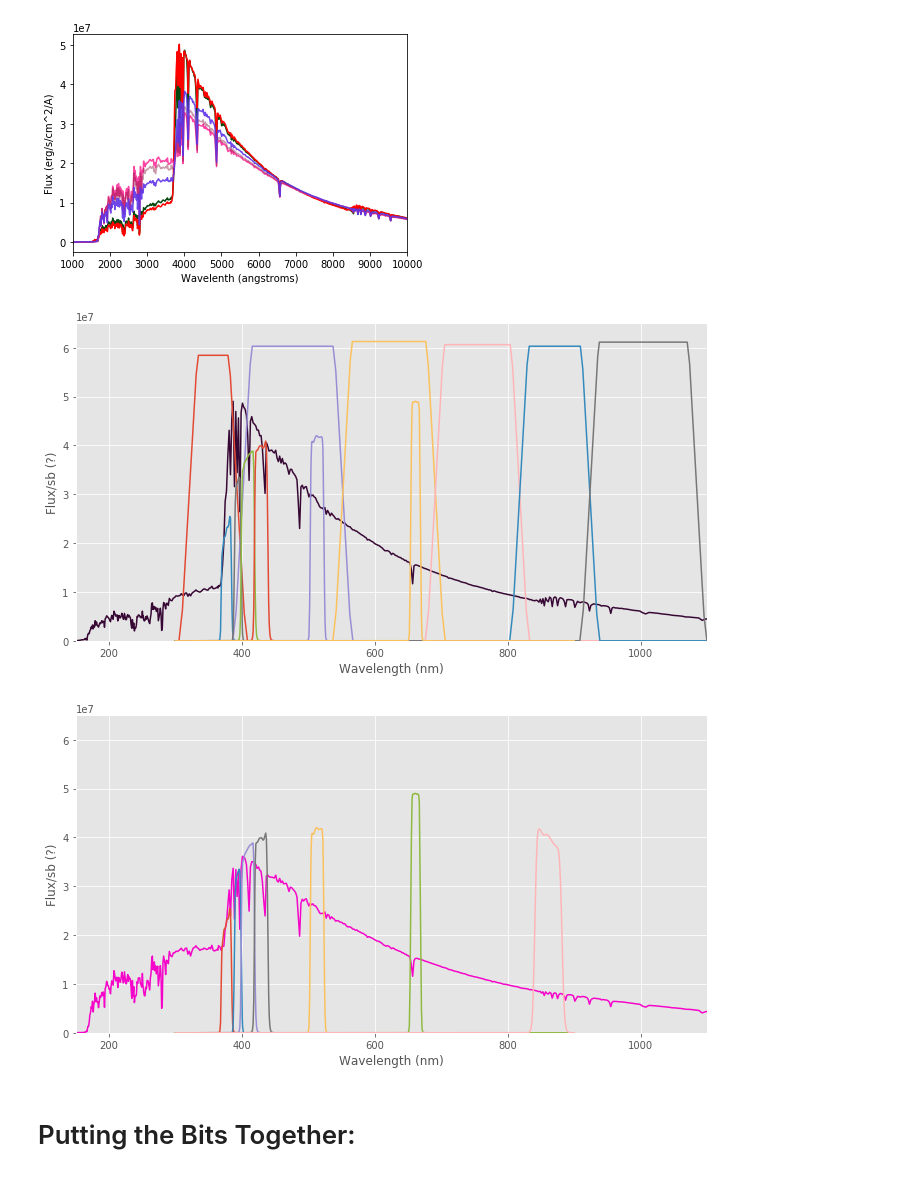
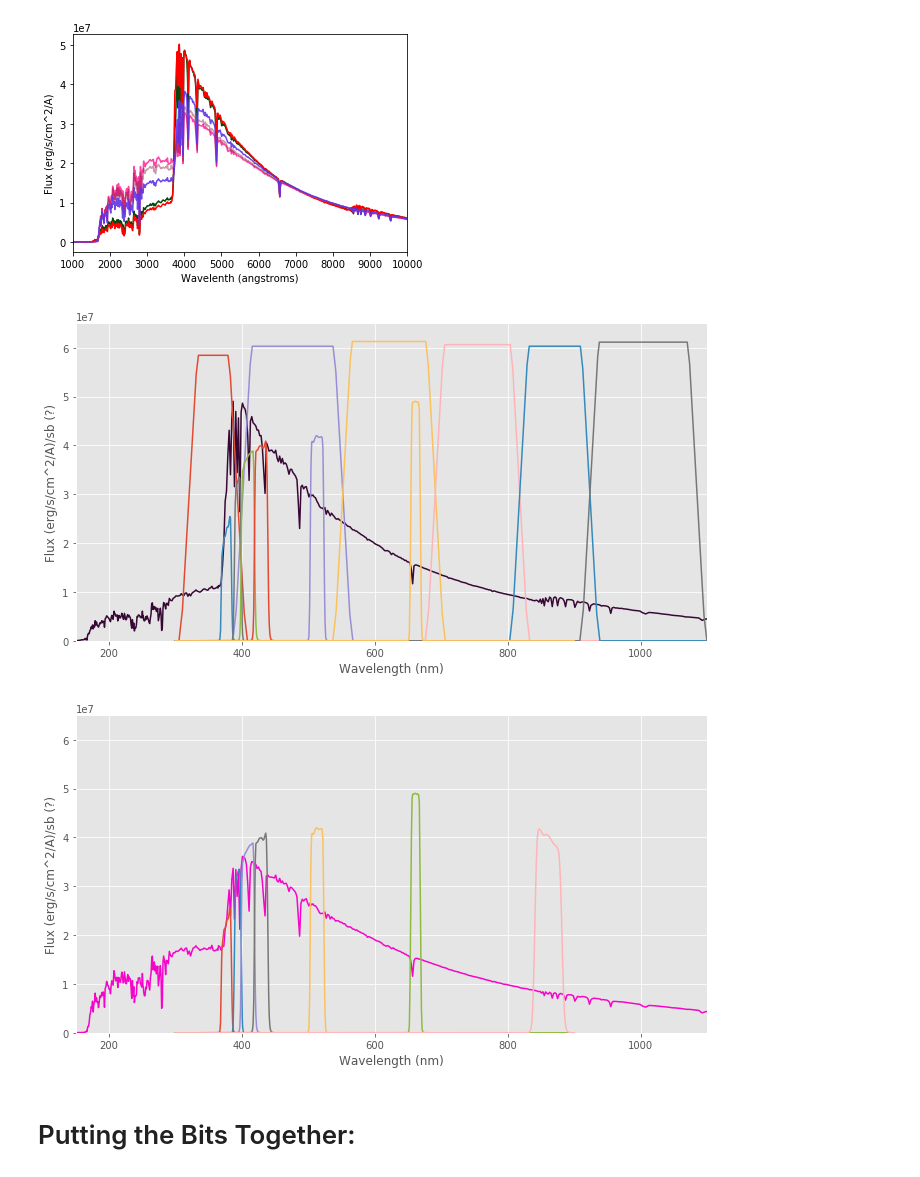
Before and after one commit to yoachim/LSST_narrowband, a Jupyter notebook: lsst_narrowband_spectra_templates.ipynb, the cells around one changed output. Saved outputs shown, nothing was run; the diff lists cells and outputs as text; code cells hidden in the pictures.

```diff
--- a/lsst_narrowband_spectra_templates.ipynb
+++ b/lsst_narrowband_spectra_templates.ipynb
@@ -211,22 +199,22 @@ plt.style.use('ggplot')
 # %%
 # y-axis is a mess here, but wanted one of the spectra and the filter bands overlaid
 
 fig,ax = plt.subplots(1,1)
 fig.set_size_inches(9.5,5)
 
 fig.tight_layout()
 
 ax.set_xlim(150,1100)
 ax.set_ylim(0,6.5*10**7)
 
 ax.set_xlabel("Wavelength (nm)")
-ax.set_ylabel("Flux/sb (?)")
+ax.set_ylabel("Flux (erg/s/cm^2/A)/sb (?)")
 
 ax.plot(spec_table['WAVELENGTH']/10, spec_table['g15'], alpha=1.0, color='xkcd:eggplant')
 for bp, nbp in zip(bps, splus_narrowbands):
     ax.plot(bp.wavelen, bp.sb*6.5*10**7, nbp.wavelen/10, nbp.sb*6.5*10**7);
 # %% [output]
-[figure, old version]
+[figure, new version]
 # %%
 # now just for the narrowbands
 
@@ -240,7 +228,7 @@ ax.set_xlim(150,1100)
 ax.set_ylim(0,6.5*10**7)
 
 ax.set_xlabel("Wavelength (nm)")
-ax.set_ylabel("Flux/sb (?)")
+ax.set_ylabel("Flux (erg/s/cm^2/A)/sb (?)")
 
 # just pretend that in the case of the filter bands, 6.5*10^7 is the same thing as 1
 
@@ -248,6 +236,6 @@ ax.plot(spec_table['WAVELENGTH']/10, spec_table['g40'], alpha=1.0, color='xkcd:h
 for bp in splus_narrowbands:
     ax.plot(bp.wavelen/10, bp.sb*6.5*10**7);
 # %% [output]
-[figure, old version]
+[figure, new version]
 # %% [markdown]
 # Putting the Bits Together:
```
Also changed, not shown: parts of 21 cells of this notebook.
